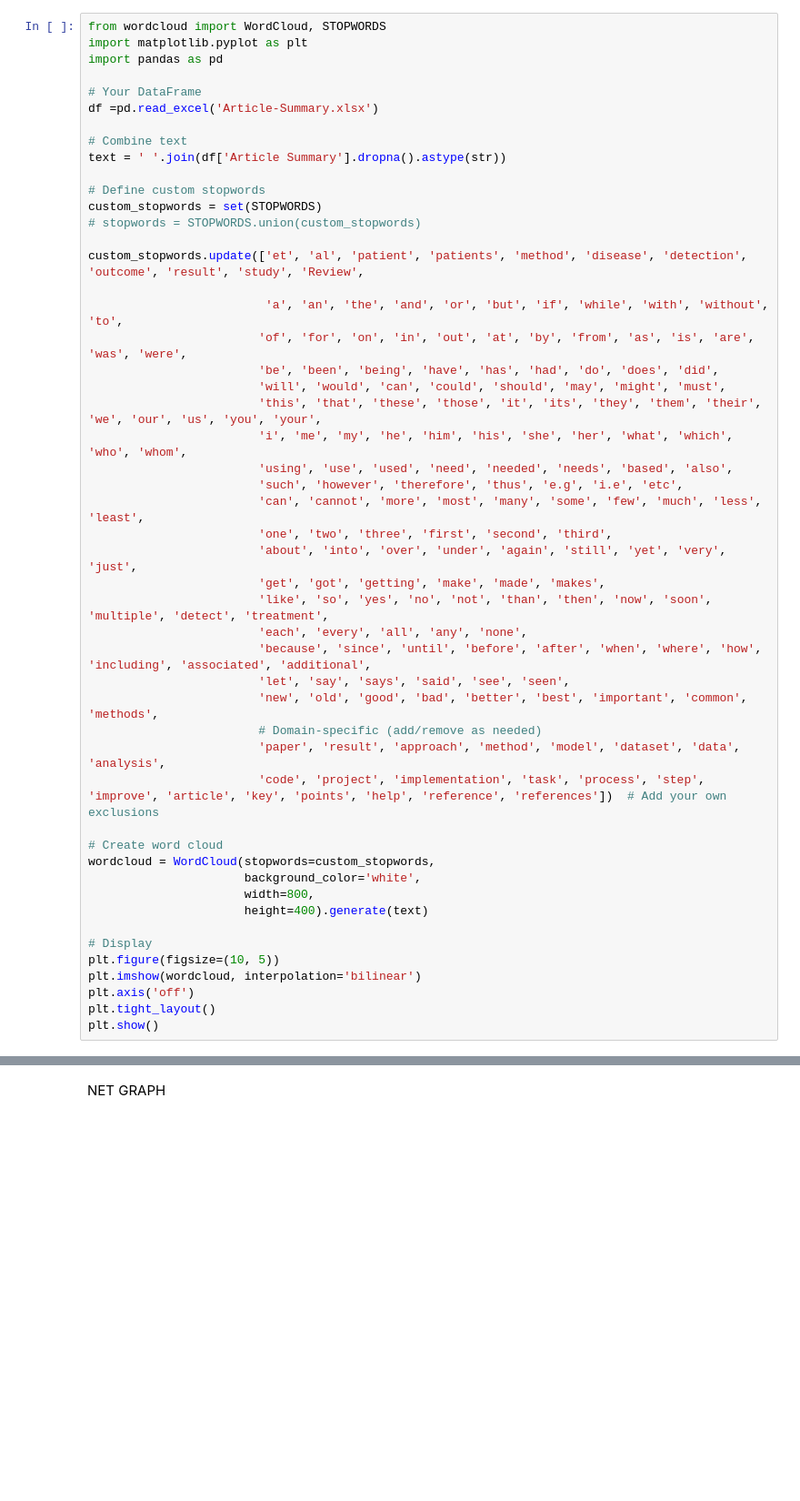
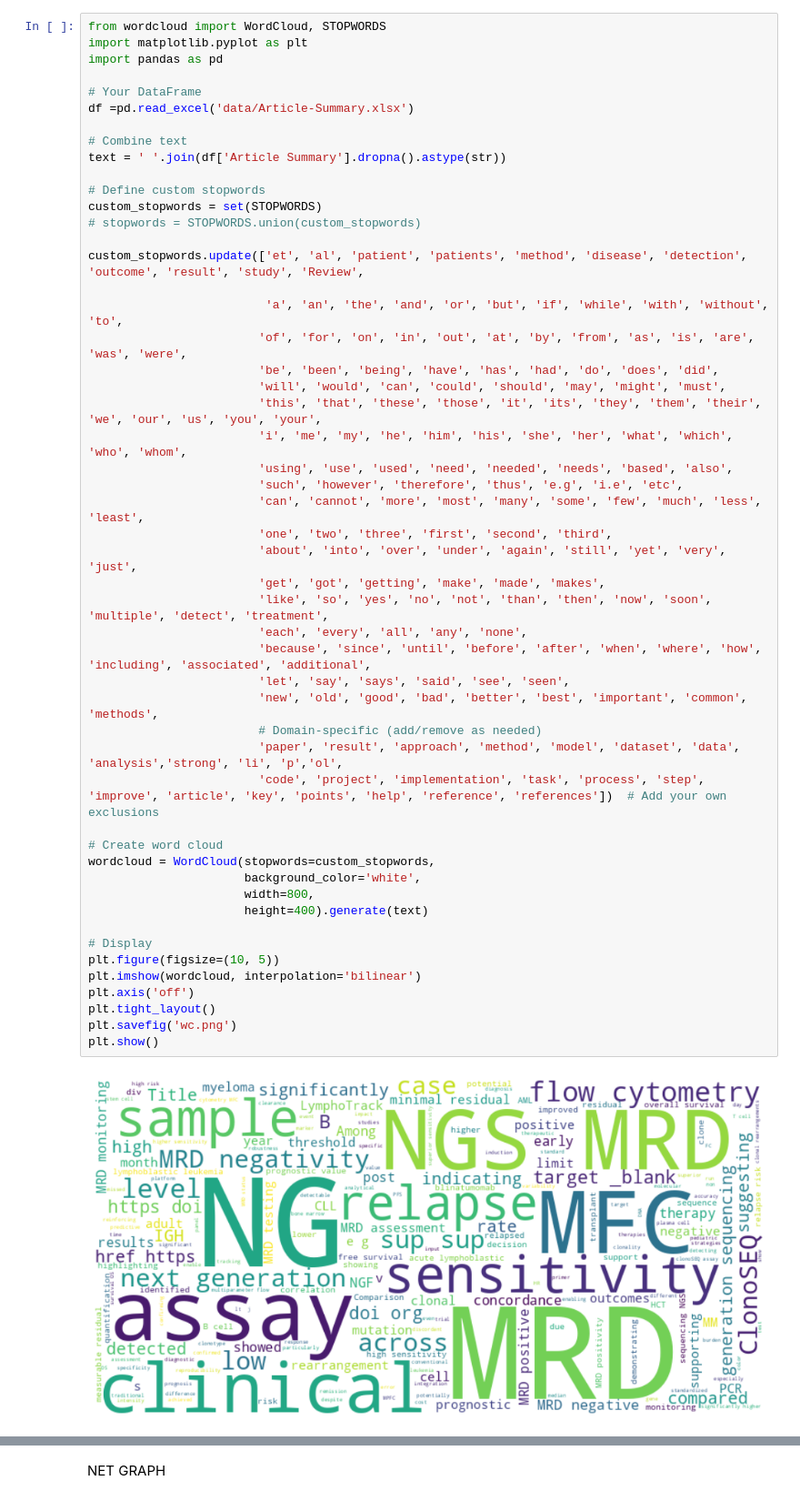
Before and after one commit to Nafiz43/OVC-Analysis, a Jupyter notebook: Ovarian_Cancer_Analysis.ipynb, the cells around one changed output, grey strips where cells are left out. Shown: that part at 91% size. Saved outputs shown, nothing was run; the diff lists cells and outputs as text; blank space fills up the shorter version.

Commit message:
analysis added

```diff
--- a/Ovarian_Cancer_Analysis.ipynb
+++ b/Ovarian_Cancer_Analysis.ipynb
@@ -4,7 +4,7 @@ import matplotlib.pyplot as plt
 import pandas as pd
 
 # Your DataFrame
-df =pd.read_excel('Article-Summary.xlsx')
+df =pd.read_excel('data/Article-Summary.xlsx')
 
 # Combine text
 text = ' '.join(df['Article Summary'].dropna().astype(str))
@@ -20,31 +20,34 @@ custom_stopwords.update(['et', 'al', 'patient', 'patients', 'method', 'disease',
                         'be', 'been', 'being', 'have', 'has', 'had', 'do', 'does', 'did',
                         'will', 'would', 'can', 'could', 'should', 'may', 'might', 'must',
                         'this', 'that', 'these', 'those', 'it', 'its', 'they', 'them', 'their', 'we', 'our', 'us', 'you', 'your',
                         'i', 'me', 'my', 'he', 'him', 'his', 'she', 'her', 'what', 'which', 'who', 'whom',
                         'using', 'use', 'used', 'need', 'needed', 'needs', 'based', 'also',
                         'such', 'however', 'therefore', 'thus', 'e.g', 'i.e', 'etc',
                         'can', 'cannot', 'more', 'most', 'many', 'some', 'few', 'much', 'less', 'least',
                         'one', 'two', 'three', 'first', 'second', 'third',
                         'about', 'into', 'over', 'under', 'again', 'still', 'yet', 'very', 'just',
                         'get', 'got', 'getting', 'make', 'made', 'makes',
                         'like', 'so', 'yes', 'no', 'not', 'than', 'then', 'now', 'soon', 'multiple', 'detect', 'treatment',
                         'each', 'every', 'all', 'any', 'none',
                         'because', 'since', 'until', 'before', 'after', 'when', 'where', 'how', 'including', 'associated', 'additional',
                         'let', 'say', 'says', 'said', 'see', 'seen',
                         'new', 'old', 'good', 'bad', 'better', 'best', 'important', 'common', 'methods',
                         # Domain-specific (add/remove as needed)
-                        'paper', 'result', 'approach', 'method', 'model', 'dataset', 'data', 'analysis',
+                        'paper', 'result', 'approach', 'method', 'model', 'dataset', 'data', 'analysis','strong', 'li', 'p','ol',
                         'code', 'project', 'implementation', 'task', 'process', 'step', 'improve', 'article', 'key', 'points', 'help', 'reference', 'references'])  # Add your own exclusions
 
 # Create word cloud
 wordcloud = WordCloud(stopwords=custom_stopwords,
                       background_color='white',
                       width=800,
                       height=400).generate(text)
 
 # Display
 plt.figure(figsize=(10, 5))
 plt.imshow(wordcloud, interpolation='bilinear')
 plt.axis('off')
 plt.tight_layout()
+plt.savefig('wc.png')
 plt.show()
+# %% [output]
+[figure, added]
```
Also changed, not shown: parts of 6 cells of this notebook, 5 other files.
